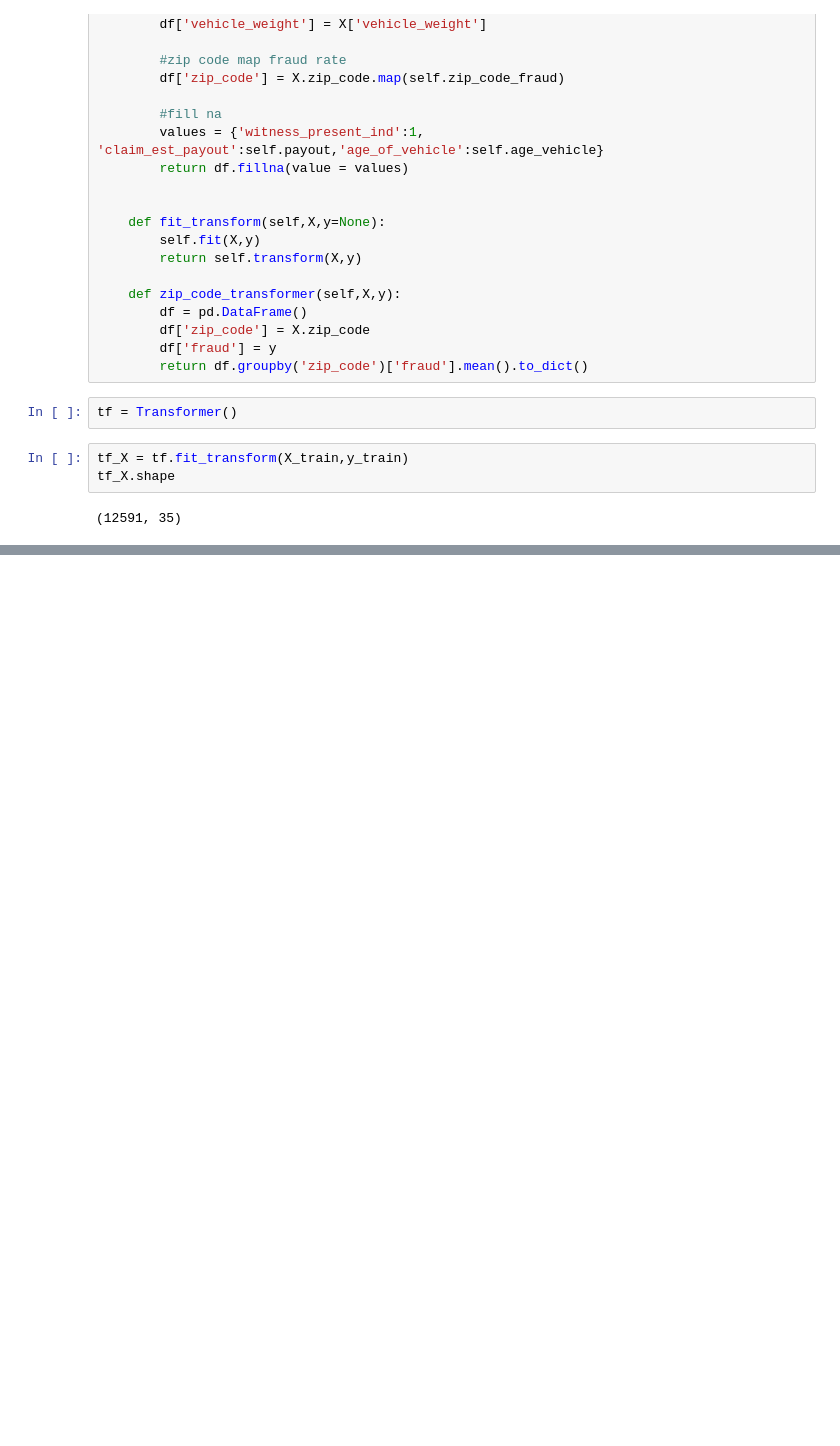
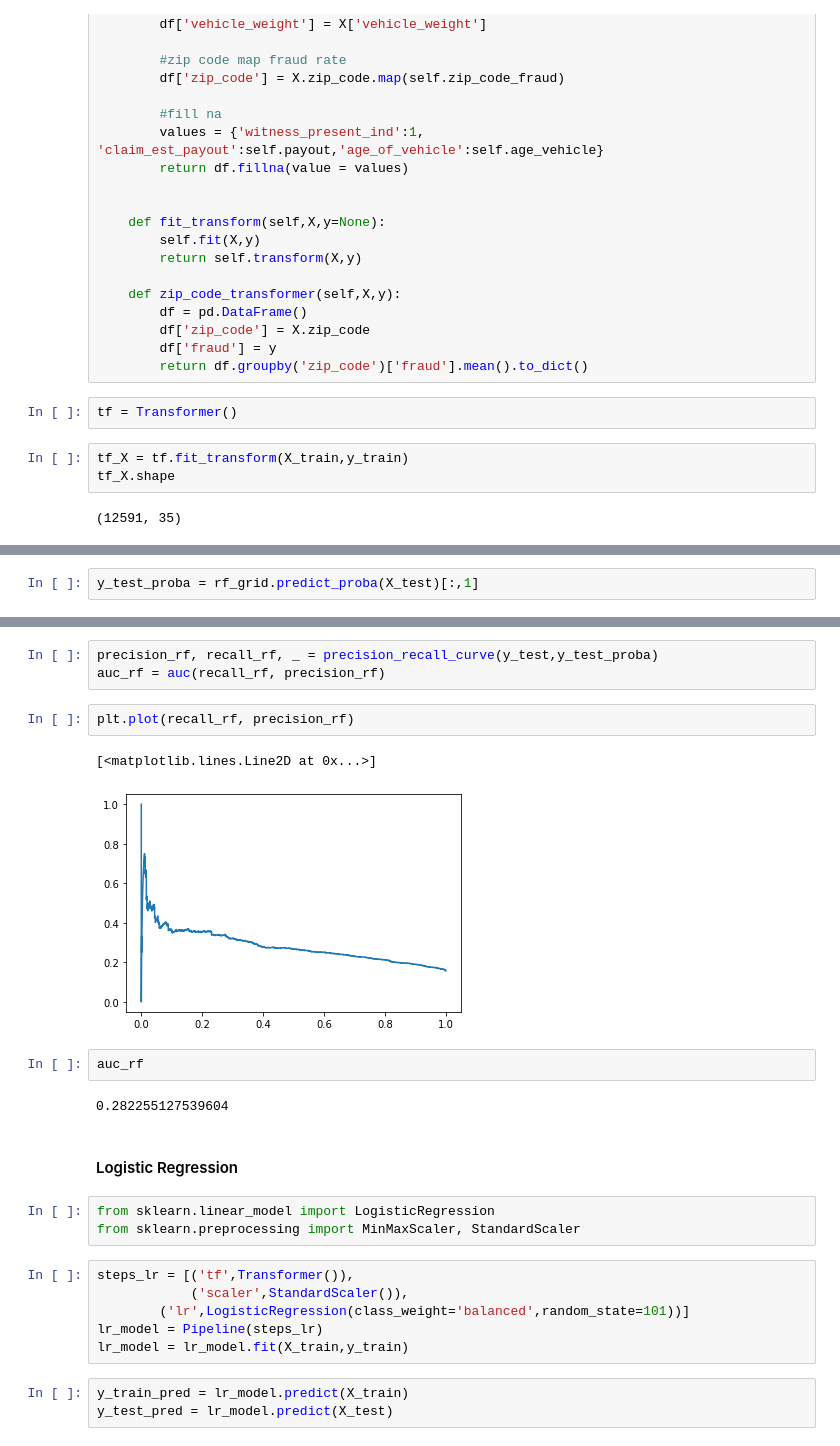
Before and after one commit to DataAlice/Fraud_Detection_Engine, a Jupyter notebook: Fraud_Detection_Part1.ipynb, the cells around one changed output, grey strips where cells are left out. Cells and saved outputs as stored; diff of their text form; blank space fills up the shorter version.

```diff
--- a/Fraud_Detection_Part1.ipynb
+++ b/Fraud_Detection_Part1.ipynb
@@ -911,0 +1015,2 @@ tf_X.shape
+# %%
+y_test_proba = rf_grid.predict_proba(X_test)[:,1]
@@ -911,0 +1022,26 @@ tf_X.shape
+# %%
+precision_rf, recall_rf, _ = precision_recall_curve(y_test,y_test_proba)
+auc_rf = auc(recall_rf, precision_rf)
+# %%
+plt.plot(recall_rf, precision_rf)
+# %% [output]
+[<matplotlib.lines.Line2D at 0x...>]
+[figure, added]
+# %%
+auc_rf
+# %% [output]
+0.282255127539604
+# %% [markdown]
+#### Logistic Regression
+# %%
+from sklearn.linear_model import LogisticRegression
+from sklearn.preprocessing import MinMaxScaler, StandardScaler
+# %%
+steps_lr = [('tf',Transformer()),
+            ('scaler',StandardScaler()),
+        ('lr',LogisticRegression(class_weight='balanced',random_state=101))]
+lr_model = Pipeline(steps_lr)
+lr_model = lr_model.fit(X_train,y_train)
+# %%
+y_train_pred = lr_model.predict(X_train)
+y_test_pred = lr_model.predict(X_test)
```
Also changed, not shown: parts of 64 cells of this notebook.
